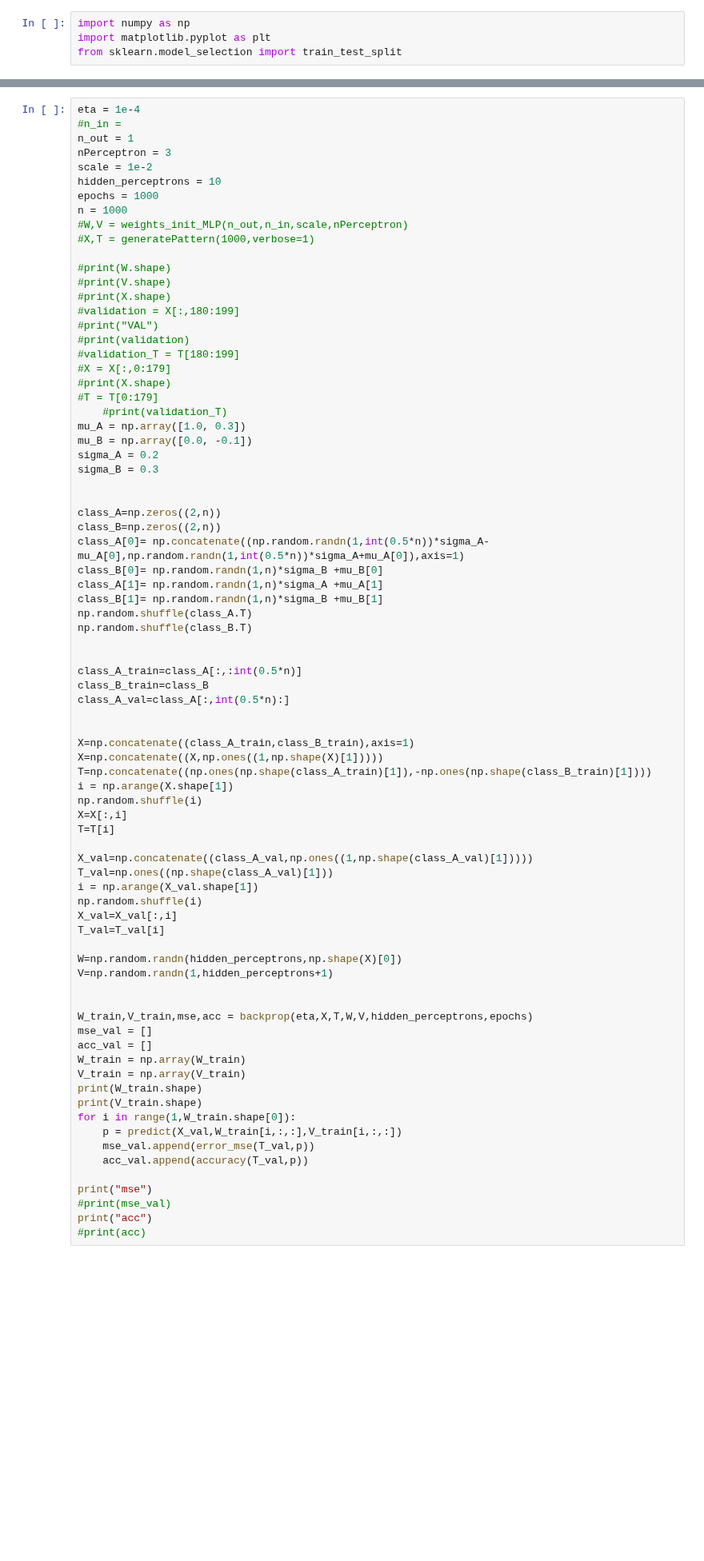
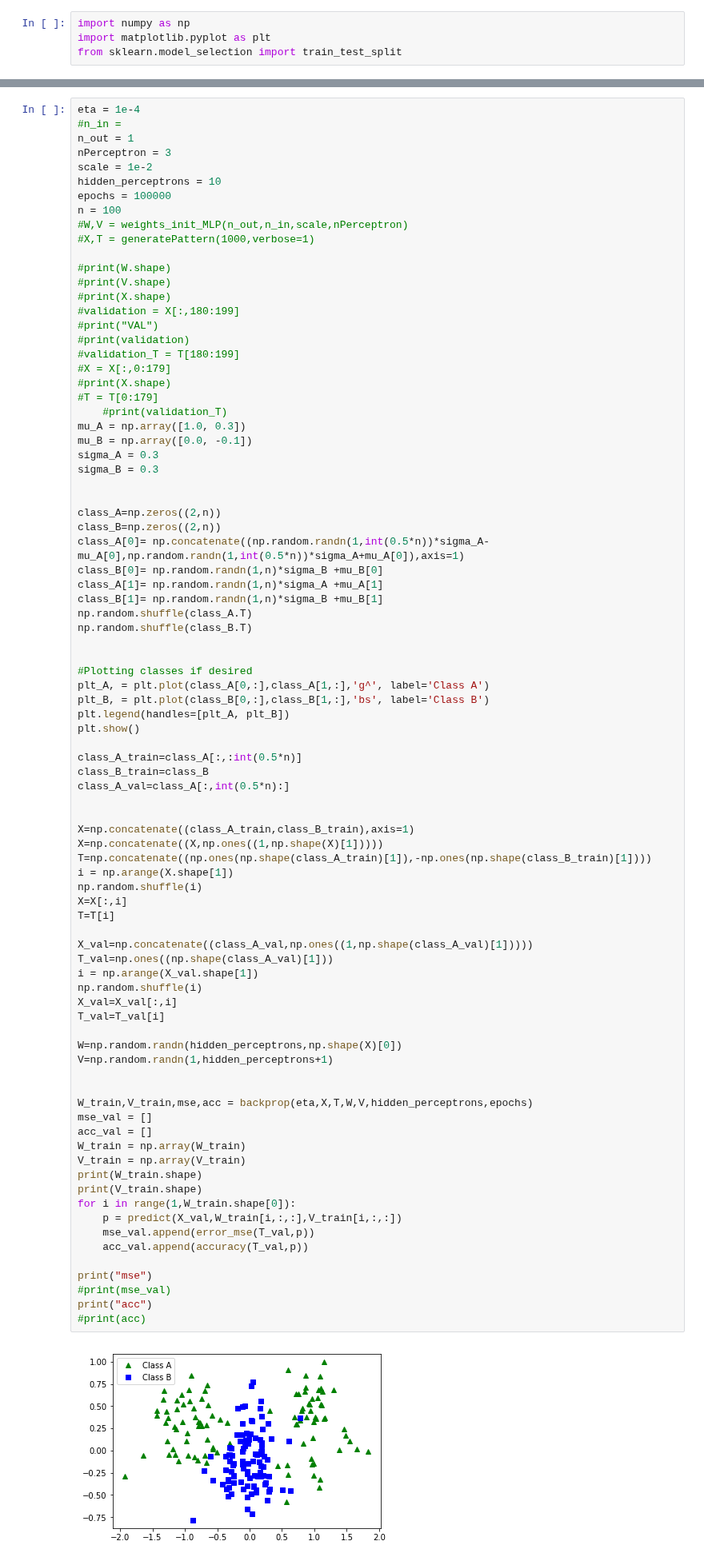
Before and after one commit to smallgreycreatures/DD2437, a Jupyter notebook: lab1/DD2437_Assignment1_MLP-3-2-2-copy.ipynb, the cells around one changed output, grey strips where cells are left out. Shown at 80% size. Cells and saved outputs as stored; diff of their text form; blank space fills up the shorter version.

```diff
--- a/lab1/DD2437_Assignment1_MLP-3-2-2-copy.ipynb
+++ b/lab1/DD2437_Assignment1_MLP-3-2-2-copy.ipynb
@@ -146,8 +146,8 @@ n_out = 1
 nPerceptron = 3
 scale = 1e-2
 hidden_perceptrons = 10
-epochs = 1000
-n = 1000
+epochs = 100000
+n = 100
 #W,V = weights_init_MLP(n_out,n_in,scale,nPerceptron)
 #X,T = generatePattern(1000,verbose=1)
 
@@ -164,7 +164,7 @@ n = 1000
     #print(validation_T)
 mu_A = np.array([1.0, 0.3])
 mu_B = np.array([0.0, -0.1])
-sigma_A = 0.2
+sigma_A = 0.3
 sigma_B = 0.3
 
 
@@ -177,6 +177,12 @@ class_B[1]= np.random.randn(1,n)*sigma_B +mu_B[1]
 np.random.shuffle(class_A.T)
 np.random.shuffle(class_B.T)
 
+
+#Plotting classes if desired
+plt_A, = plt.plot(class_A[0,:],class_A[1,:],'g^', label='Class A')
+plt_B, = plt.plot(class_B[0,:],class_B[1,:],'bs', label='Class B')
+plt.legend(handles=[plt_A, plt_B])
+plt.show()
 
 class_A_train=class_A[:,:int(0.5*n)]
 class_B_train=class_B
@@ -192,30 +198,31 @@ X=X[:,i]
 T=T[i]
 
 X_val=np.concatenate((class_A_val,np.ones((1,np.shape(class_A_val)[1]))))
 T_val=np.ones((np.shape(class_A_val)[1]))
 i = np.arange(X_val.shape[1])
 np.random.shuffle(i)
 X_val=X_val[:,i]
 T_val=T_val[i]
 
 W=np.random.randn(hidden_perceptrons,np.shape(X)[0])
 V=np.random.randn(1,hidden_perceptrons+1)
 
 
 W_train,V_train,mse,acc = backprop(eta,X,T,W,V,hidden_perceptrons,epochs)
 mse_val = []
 acc_val = []
 W_train = np.array(W_train)
 V_train = np.array(V_train)
 print(W_train.shape)
 print(V_train.shape)
 for i in range(1,W_train.shape[0]):
     p = predict(X_val,W_train[i,:,:],V_train[i,:,:])
     mse_val.append(error_mse(T_val,p))
     acc_val.append(accuracy(T_val,p))
 
 print("mse")
 #print(mse_val)
 print("acc")
 #print(acc)
 # %% [output]
+[figure, added]
```
Also changed, not shown: parts of 3 cells of this notebook, 1 other file.
